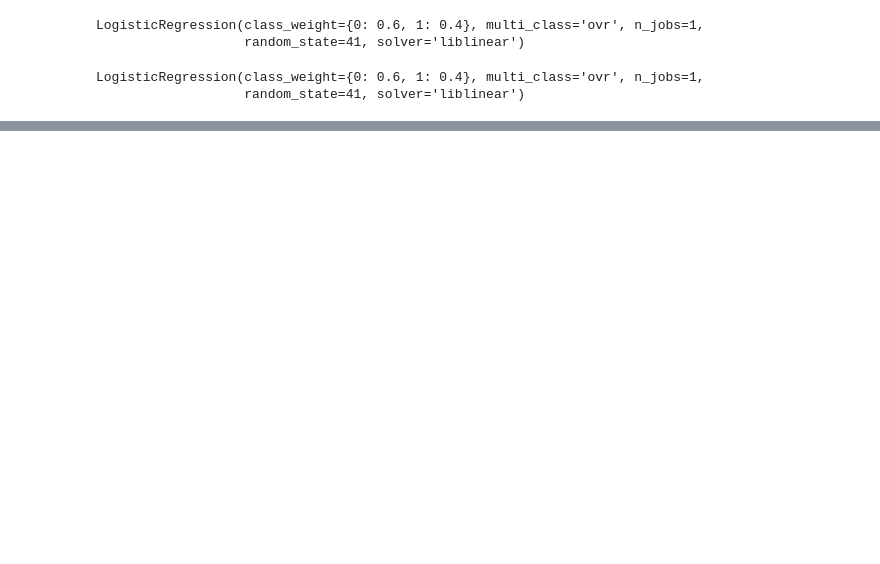
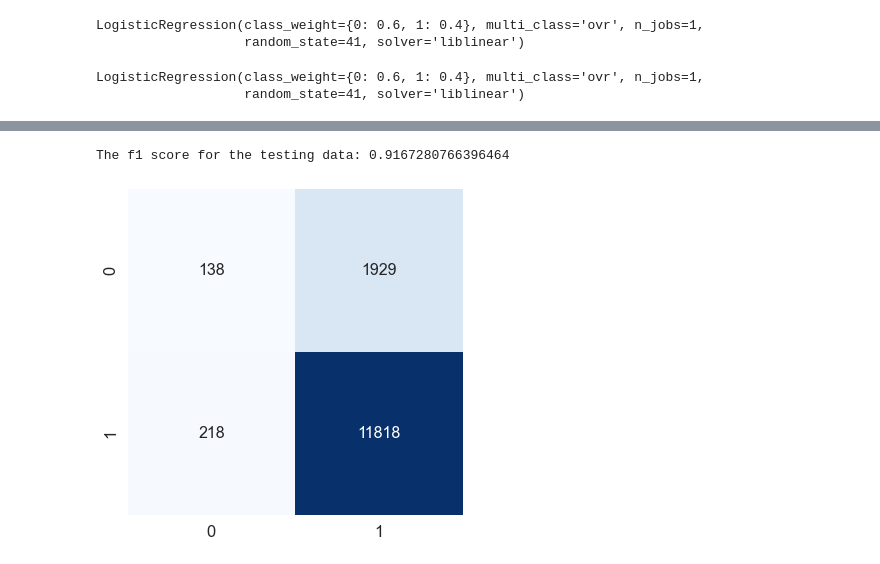
Before and after one commit to Thgiliwt/Final-Project---Lending-Club, a Jupyter notebook: Echo_part/logistic regression.ipynb, the cells around one changed output, grey strips where cells are left out. Drawn from its saved outputs; the diff is of its cells as text; code cells hidden in the pictures; blank space fills up the shorter version.

```diff
--- a/Echo_part/logistic regression.ipynb
+++ b/Echo_part/logistic regression.ipynb
@@ -138,0 +141,27 @@ Testing Data Score: 0.8484719563213501
+# %%
+from sklearn.metrics import f1_score, accuracy_score, confusion_matrix
+
+# Predicting on the test data
+pred_test = classifier.predict(X_test_lr)
+
+#Calculating and printing the f1 score
+f1_test = f1_score(y_test_lr, pred_test)
+print('The f1 score for the testing data:', f1_test)
+
+# Function to create a confusion matrix
+def conf_matrix(y_test_lr, pred_test):
+
+    # Creating a confusion matrix
+    con_mat = confusion_matrix(y_test_lr, pred_test)
+    con_mat = pd.DataFrame(con_mat, range(2), range(2))
+
+    #Ploting the confusion matrix
+    plt.figure(figsize=(6,6))
+    sns.set(font_scale=1.5)
+    sns.heatmap(con_mat, annot=True, annot_kws={"size": 16}, fmt='g', cmap='Blues', cbar=False)
+
+#Calling function
+conf_matrix(y_test_lr, pred_test)
+# %% [output]
+The f1 score for the testing data: 0.9167280766396464
+[figure, added]
```
Also changed, not shown: parts of 6 cells of this notebook, 2 other files.
